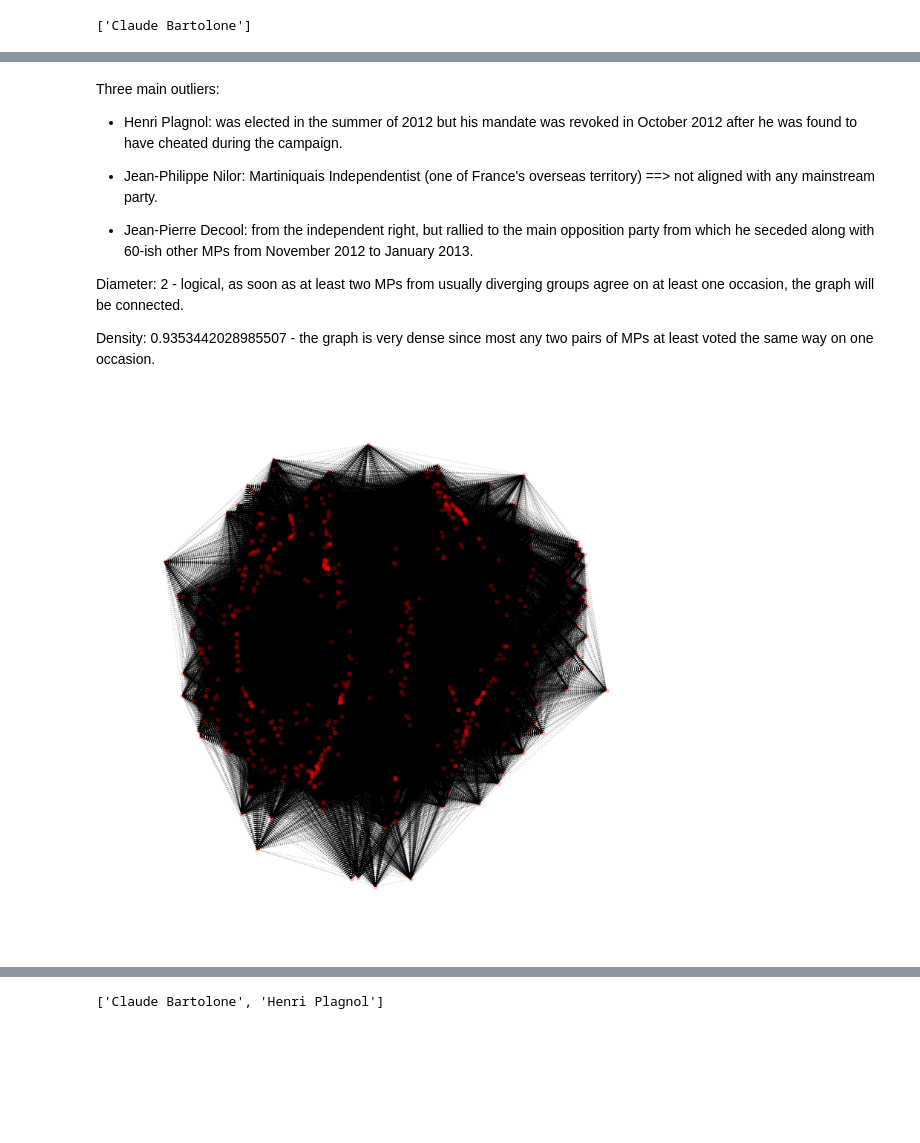
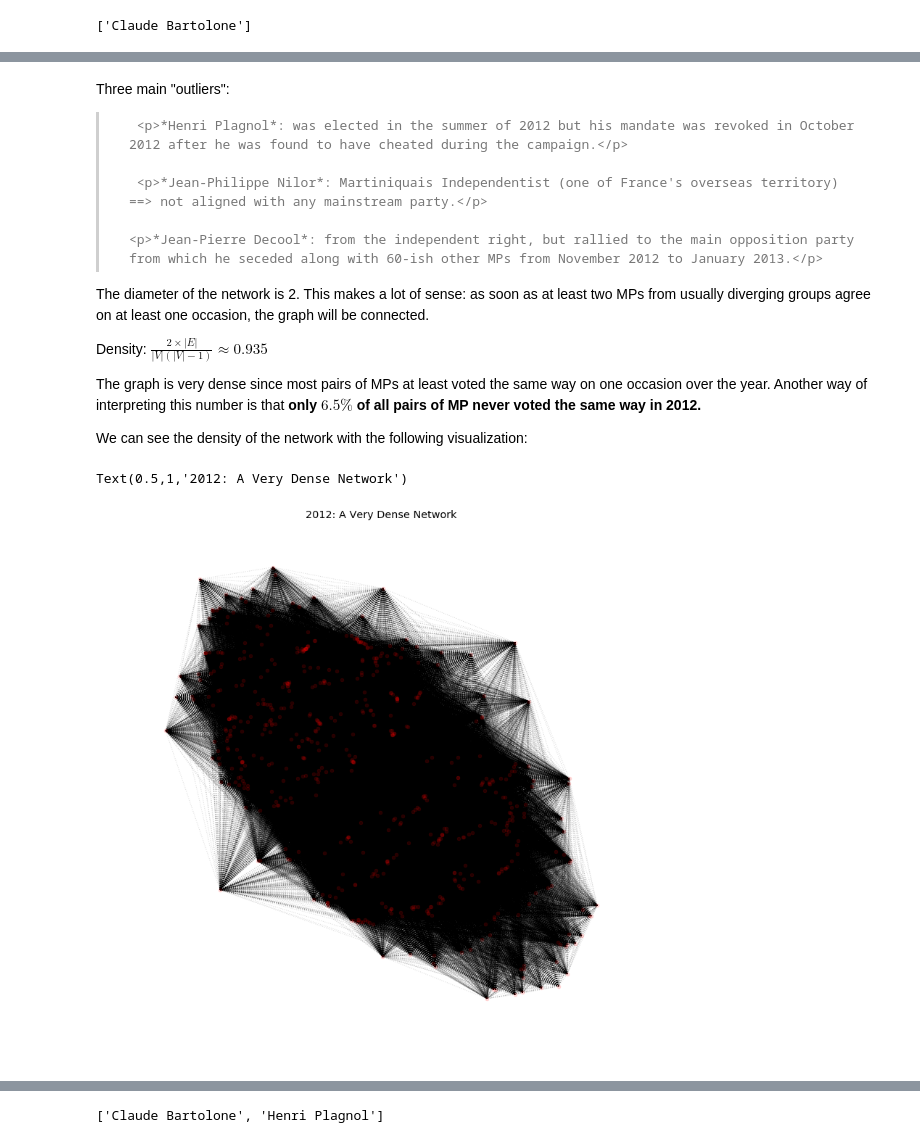
Before and after one commit to vviers/AN-Project, a Jupyter notebook: Data_Analysis.ipynb, the cells around one changed output, grey strips where cells are left out. Saved outputs shown, nothing was run; the diff lists cells and outputs as text; code cells hidden in the pictures; blank space fills up the shorter version.

```diff
--- a/Data_Analysis.ipynb
+++ b/Data_Analysis.ipynb
@@ -128,7 +285,7 @@ Create full yearly adjacency matrices
 # %%
-def yearly_matrix(ballots, probability = False):
+def yearly_matrix(ballots, probability = True):
     """returns a numpy adjacency matrix of all MPs on a given year.
-    if probability = True ==> returns a matrix with empirical frequencies (0, 1) of similar voting behavior."""
+    if probability = True ==> returns a matrix with empirical frequencies in (0, 1) of similar voting behavior."""
     matrices = [np.array(i) for i in ballots]
     fulladj = sum(matrices)
     if (probability == False):
@@ -163,18 +331,29 @@ Density: 0.9353442028985507, Diameter: 2
 # %% [markdown]
-Three main outliers:
+Three main "outliers":
 
-- Henri Plagnol: was elected in the summer of 2012 but his mandate was revoked in October 2012 after he was found to have cheated during the campaign.
+<blockquote>
 
-- Jean-Philippe Nilor: Martiniquais Independentist (one of France's overseas territory) ==> not aligned with any mainstream party.
+     <p>*Henri Plagnol*: was elected in the summer of 2012 but his mandate was revoked in October 2012 after he was found to have cheated during the campaign.</p>
 
-- Jean-Pierre Decool: from the independent right, but rallied to the main opposition party from which he seceded along with 60-ish other MPs from November 2012 to January 2013.
+     <p>*Jean-Philippe Nilor*: Martiniquais Independentist (one of France's overseas territory) ==> not aligned with any mainstream party.</p>
 
-Diameter: 2 - logical, as soon as at least two MPs from usually diverging groups agree on at least one occasion, the graph will be connected.
+    <p>*Jean-Pierre Decool*: from the independent right, but rallied to the main opposition party from which he seceded along with 60-ish other MPs from November 2012 to January 2013.</p>
 
-Density: 0.9353442028985507 - the graph is very dense since most any two pairs of MPs at least voted the same way on one occasion.
+</blockquote>
+
+
+The diameter of the network is 2. This makes a lot of sense: as soon as at least two MPs from usually diverging groups agree on at least one occasion, the graph will be connected.
+
+Density: $\frac{2 \times |E|}{|V|(|V|-1)} \approx 0.935$
+
+The graph is very dense since most pairs of MPs at least voted the same way on one occasion over the year. Another way of interpreting this number is that **only $6.5 \%$ of all pairs of MP never voted the same way in 2012.**
+
+We can see the density of the network with the following visualization:
 # %%
 plt.figure(figsize=(10, 10))
 nx.draw_spring(ballot, node_size=100, node_shape = '.', linewidths=None,
-                 alpha = 0.25, with_labels = False, style = 'dotted')
+                 alpha = 0.15, with_labels = False, style = 'dotted')
+plt.title('2012: A Very Dense Network');
 # %% [output]
+Text(0.5,1,'2012: A Very Dense Network')
-[figure, old version]
+[figure, new version]
```
Also changed, not shown: parts of 180 cells of this notebook, 2 other files.
